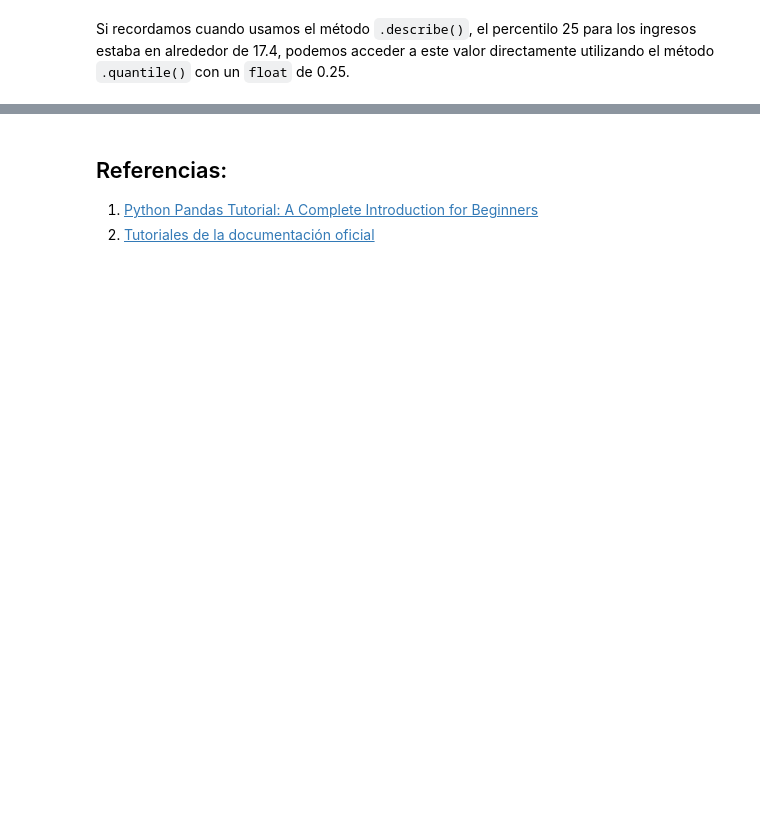
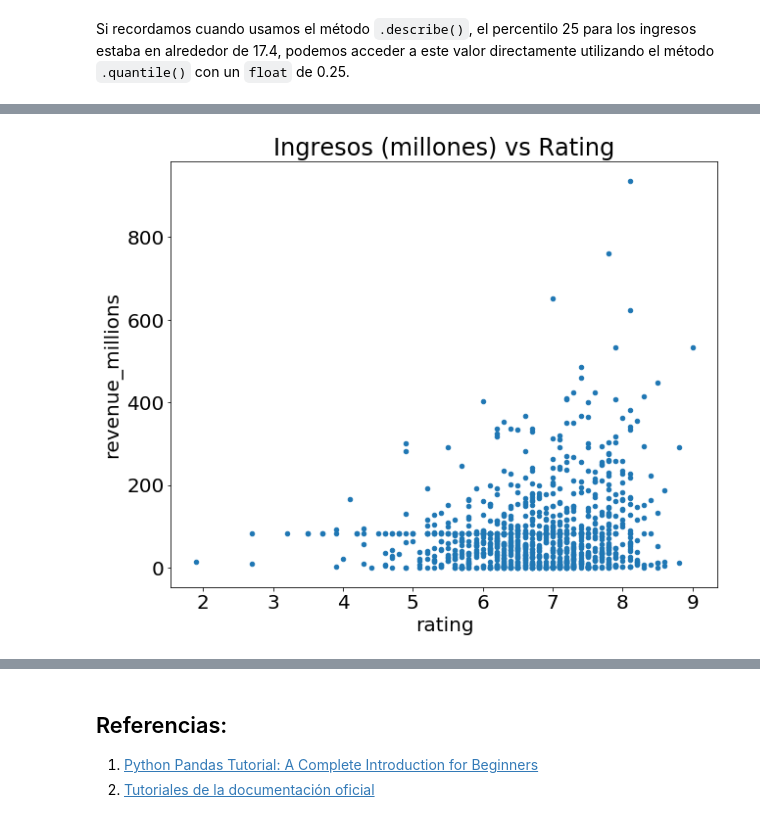
Before and after one commit to gmg-utn/compTools, a Jupyter notebook: pandas/pandas.ipynb, the cells around one changed output, grey strips where cells are left out. Cells and saved outputs as stored; diff of their text form; code cells hidden in the pictures; blank space fills up the shorter version.

```diff
--- a/pandas/pandas.ipynb
+++ b/pandas/pandas.ipynb
@@ -708,0 +713,3 @@ Si recordamos cuando usamos el método `.describe()`, el percentilo 25 para los
+# %%
+def rating_function(x):
+    return ('Buena' if x >= 8.0 else 'Mala')
@@ -708,0 +718,3 @@ Si recordamos cuando usamos el método `.describe()`, el percentilo 25 para los
+# %%
+movies_df['categoria'] = movies_df['rating'].apply(rating_function)
+movies_df.head(3)
@@ -708,0 +731,3 @@ Si recordamos cuando usamos el método `.describe()`, el percentilo 25 para los
+# %%
+movies_df['categoria'] = movies_df['rating'].apply(lambda x: 'Buena' if x >= 8.0 else 'Mala')
+movies_df.head(3)
@@ -708,0 +748,3 @@ Si recordamos cuando usamos el método `.describe()`, el percentilo 25 para los
+# %%
+import matplotlib.pyplot as plt
+plt.rcParams.update({'font.size': 20, 'figure.figsize': (10, 8)}) # configura el tamaño del gráfico y las letras
@@ -708,0 +758,4 @@ Si recordamos cuando usamos el método `.describe()`, el percentilo 25 para los
+# %%
+movies_df.plot(kind='scatter', x='rating', y='revenue_millions', title='Ingresos (millones) vs Rating');
+# %% [output]
+[figure, added]
```
Also changed, not shown: parts of 20 cells of this notebook.
